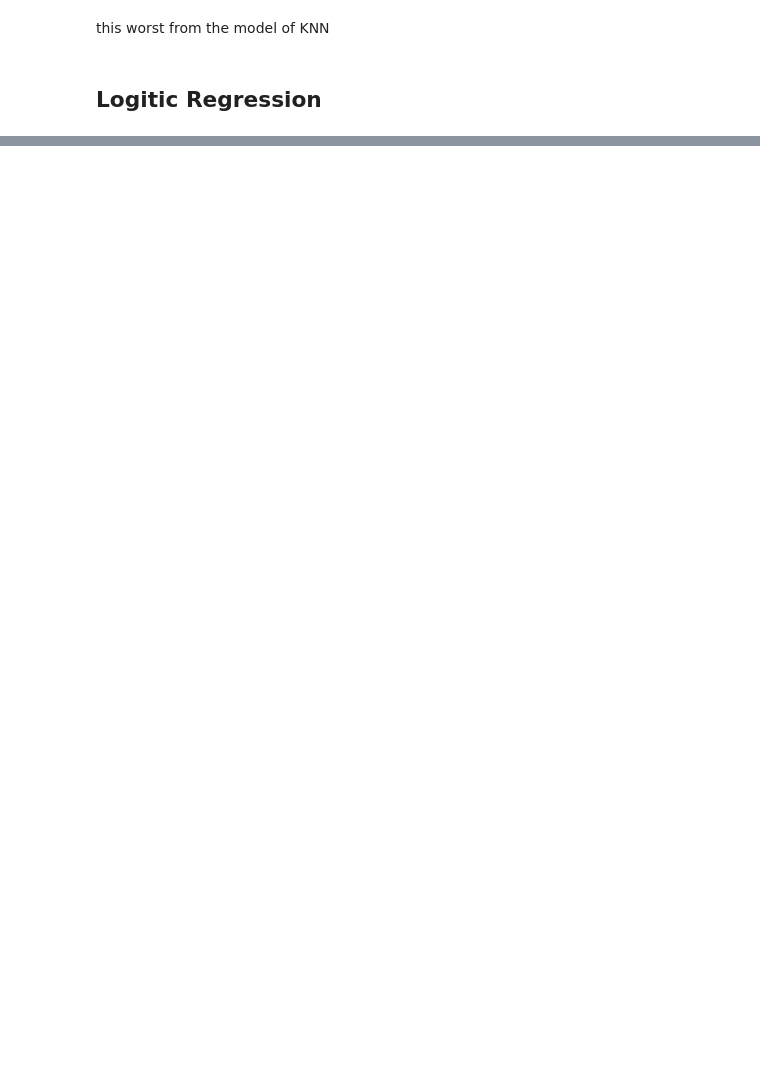
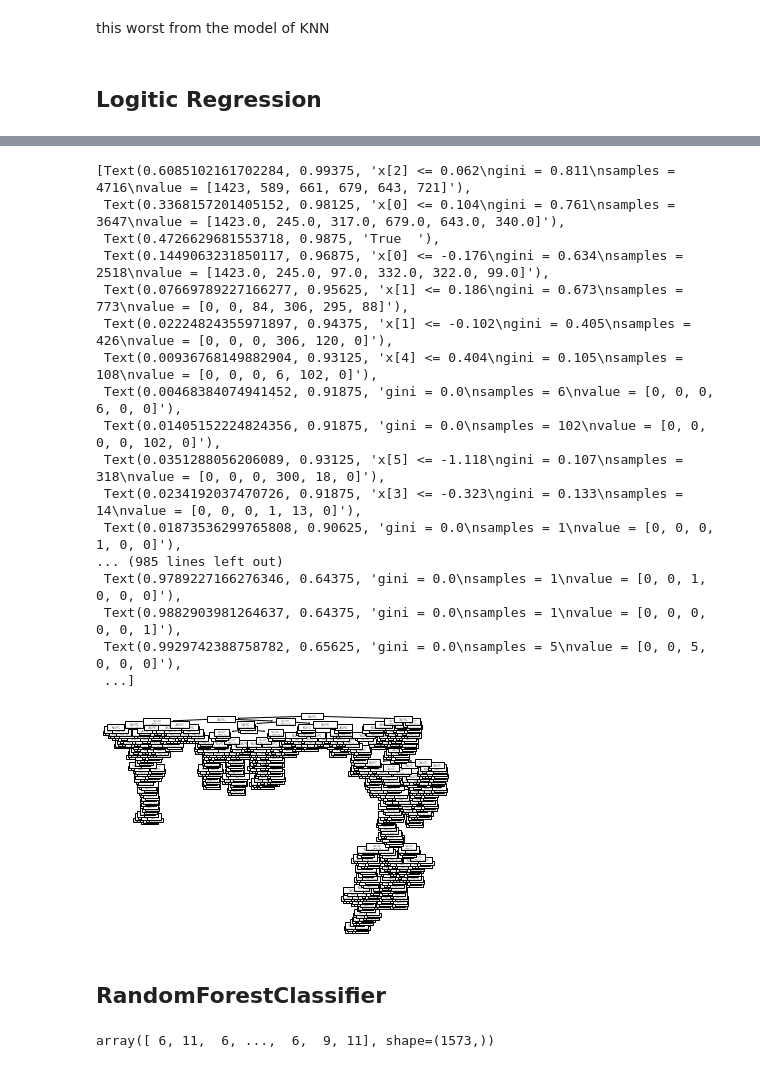
Before and after one commit to OussamaTabDev/DistributionElectrique, a Jupyter notebook: VersionAlpha/Machine Learning/Suprivised ML/Tries/asOneOutput.ipynb, the cells around one changed output, grey strips where cells are left out. Saved outputs shown, nothing was run; the diff lists cells and outputs as text; code cells hidden in the pictures; blank space fills up the shorter version.

```diff
--- a/VersionAlpha/Machine Learning/Suprivised ML/Tries/asOneOutput.ipynb
+++ b/VersionAlpha/Machine Learning/Suprivised ML/Tries/asOneOutput.ipynb
@@ -186,0 +191,5 @@ weighted avg       0.30      0.33      0.19      1573
+# %%
+dt_model = DecisionTreeClassifier()
+dt_model = dt_model.fit(X_train, Y_train)
+y_pred = dt_model.predict(X_test)
+y_pred
@@ -186,0 +213,23 @@ weighted avg       0.30      0.33      0.19      1573
+# %%
+plot_tree(dt_model)
+# %% [output]
+[Text(0.6085102161702284, 0.99375, 'x[2] <= 0.062\ngini = 0.811\nsamples = 4716\nvalue = [1423, 589, 661, 679, 643, 721]'),
+ Text(0.3368157201405152, 0.98125, 'x[0] <= 0.104\ngini = 0.761\nsamples = 3647\nvalue = [1423.0, 245.0, 317.0, 679.0, 643.0, 340.0]'),
+ Text(0.4726629681553718, 0.9875, 'True  '),
+ Text(0.1449063231850117, 0.96875, 'x[0] <= -0.176\ngini = 0.634\nsamples = 2518\nvalue = [1423.0, 245.0, 97.0, 332.0, 322.0, 99.0]'),
+ Text(0.07669789227166277, 0.95625, 'x[1] <= 0.186\ngini = 0.673\nsamples = 773\nvalue = [0, 0, 84, 306, 295, 88]'),
+ Text(0.02224824355971897, 0.94375, 'x[1] <= -0.102\ngini = 0.405\nsamples = 426\nvalue = [0, 0, 0, 306, 120, 0]'),
+ Text(0.00936768149882904, 0.93125, 'x[4] <= 0.404\ngini = 0.105\nsamples = 108\nvalue = [0, 0, 0, 6, 102, 0]'),
+ Text(0.00468384074941452, 0.91875, 'gini = 0.0\nsamples = 6\nvalue = [0, 0, 0, 6, 0, 0]'),
+ Text(0.01405152224824356, 0.91875, 'gini = 0.0\nsamples = 102\nvalue = [0, 0, 0, 0, 102, 0]'),
+ Text(0.0351288056206089, 0.93125, 'x[5] <= -1.118\ngini = 0.107\nsamples = 318\nvalue = [0, 0, 0, 300, 18, 0]'),
+ Text(0.0234192037470726, 0.91875, 'x[3] <= -0.323\ngini = 0.133\nsamples = 14\nvalue = [0, 0, 0, 1, 13, 0]'),
+ Text(0.01873536299765808, 0.90625, 'gini = 0.0\nsamples = 1\nvalue = [0, 0, 0, 1, 0, 0]'),
+... (985 lines left out)
+ Text(0.9789227166276346, 0.64375, 'gini = 0.0\nsamples = 1\nvalue = [0, 0, 1, 0, 0, 0]'),
+ Text(0.9882903981264637, 0.64375, 'gini = 0.0\nsamples = 1\nvalue = [0, 0, 0, 0, 0, 1]'),
+ Text(0.9929742388758782, 0.65625, 'gini = 0.0\nsamples = 5\nvalue = [0, 0, 5, 0, 0, 0]'),
+ ...]
+[figure, added]
+# %% [markdown]
+## RandomForestClassifier
@@ -186,0 +238,8 @@ weighted avg       0.30      0.33      0.19      1573
+# %%
+rf_model = RandomForestClassifier() #if i did this will be bad
+#n_estimators=100, max_depth=2,random_state=0
+rf_model = rf_model.fit(X_train, Y_train)
+y_pred = rf_model.predict(X_test)
+y_pred
+# %% [output]
+array([ 6, 11,  6, ...,  6,  9, 11], shape=(1573,))
```
Also changed, not shown: parts of 29 cells of this notebook, 1 other file.
